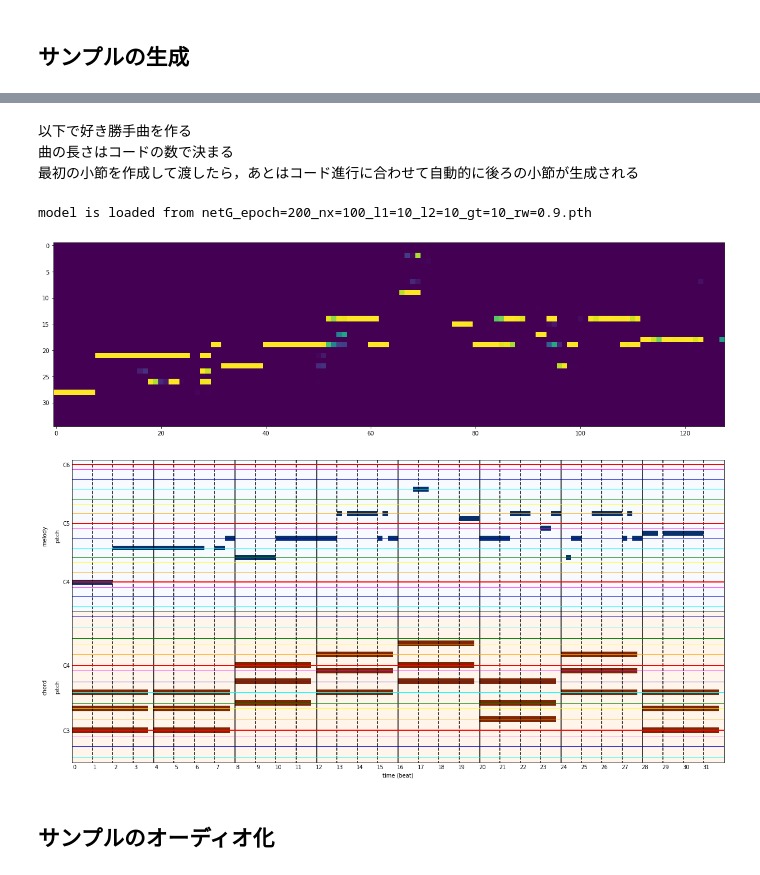
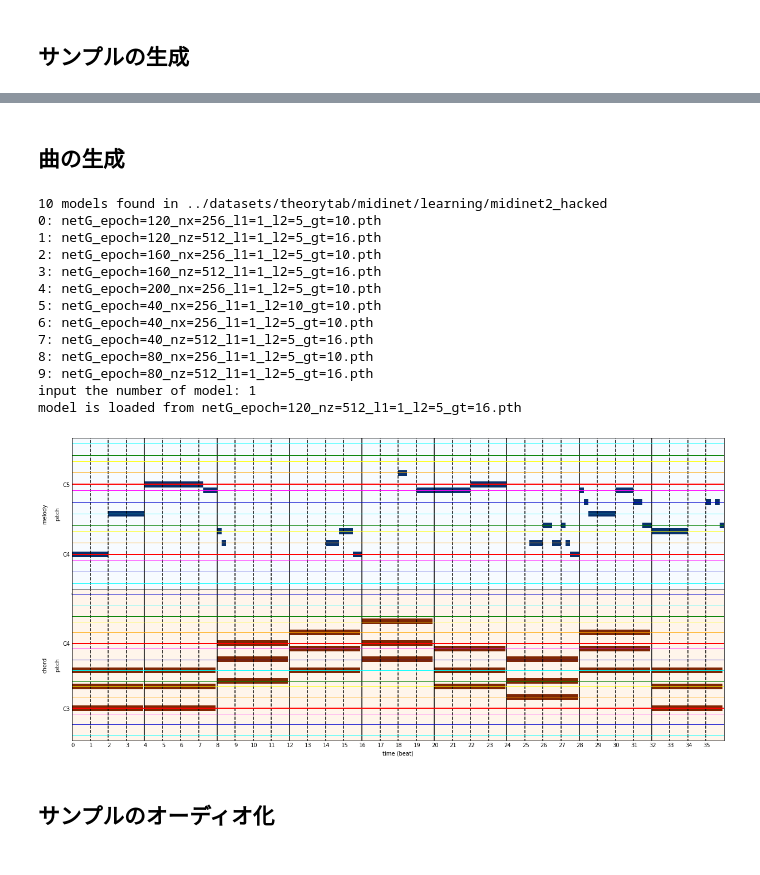
Before and after one commit to fuurin/midinet-followup, a Jupyter notebook: midinet2_demo.ipynb, the cells around one changed output, grey strips where cells are left out. Saved outputs shown, nothing was run; the diff lists cells and outputs as text; code cells hidden in the pictures.

Commit message:
midinet2...

```diff
--- a/midinet2_demo.ipynb
+++ b/midinet2_demo.ipynb
@@ -202,9 +94,0 @@ def create_melody(model, priming, chords, section, show_map=False, mono=True, on
-# %% [markdown]
-以下で好き勝手曲を作る
-曲の長さはコードの数で決まる
-最初の小節を作成して渡したら，あとはコード進行に合わせて自動的に後ろの小節が生成される
-# %%
-version = "midinet2"
-sampleG = get_model(version)
-# %% [output]
-model is loaded from netG_epoch=200_nx=100_l1=10_l2=10_gt=10_rw=0.9.pth
@@ -211,21 +380,44 @@ model is loaded from netG_epoch=200_nx=100_l1=10_l2=10_gt=10_rw=0.9.pth
+# %% [markdown]
+## 曲の生成
+# %%
+version = "midinet2_dense"
+
+search_dir = os.path.join(learning_dir, version)
+
+model = get_model(SampleGenerator, search_dir)
+# %% [output]
+10 models found in ../datasets/theorytab/midinet/learning/midinet2_hacked
+0: netG_epoch=120_nx=256_l1=1_l2=5_gt=10.pth
+1: netG_epoch=120_nz=512_l1=1_l2=5_gt=16.pth
+2: netG_epoch=160_nx=256_l1=1_l2=5_gt=10.pth
+3: netG_epoch=160_nz=512_l1=1_l2=5_gt=16.pth
+4: netG_epoch=200_nx=256_l1=1_l2=5_gt=10.pth
+5: netG_epoch=40_nx=256_l1=1_l2=10_gt=10.pth
+6: netG_epoch=40_nx=256_l1=1_l2=5_gt=10.pth
+7: netG_epoch=40_nz=512_l1=1_l2=5_gt=16.pth
+8: netG_epoch=80_nx=256_l1=1_l2=5_gt=10.pth
+9: netG_epoch=80_nz=512_l1=1_l2=5_gt=16.pth
+input the number of model: 1
+model is loaded from netG_epoch=120_nz=512_l1=1_l2=5_gt=16.pth
 # %%
 song_name = "sample"
 
 # セクションの流れ，長さの単位は小節数．全体の長さはこの長さに合わせられる
-sections = ['intro', 'verse', 'bridge', 'chorus', 'instrumental', 'outro']
-section = [("intro", 2), ('bridge', 2), ('chorus', 4), ('outro', 1)]
+section_lineup = ['intro', 'verse', 'bridge', 'chorus', 'instrumental', 'outro']
+sections = [("intro", 2), ('bridge', 2), ('chorus', 4), ('outro', 1)]
+# sections = [('', 9)]
 
 # コード進行，長さの単位は拍数
 chords = [("C", 4), ("C", 4), ("F", 4), ("G", 4), ("Am", 4), ("Em", 4), ("Dm", 4), ("G", 4), ("C", 4)]
 
 # 出だしのメロディ，長さの単位は何分音符か．音符の終端は12分音符分カットされる
 priming = [(60, 4), (60, 4), (67, 4), (67, 4)]
 
-song = create_melody(sampleG, priming, chords, section, show_map=True, on_note_thresh=0.9, pitch_range=[36, 99])
+song_generator = SongGenerator(model, song_name)
+song = song_generator.generate(priming, chords, sections)
 grid_plot(song)
 # %% [output]
-[figure, old version]
+[figure, new version]
-[figure, removed]
 # %% [markdown]
 ## サンプルのオーディオ化
 # %%
```
Also changed, not shown: parts of 7 cells of this notebook, 5 other files.
